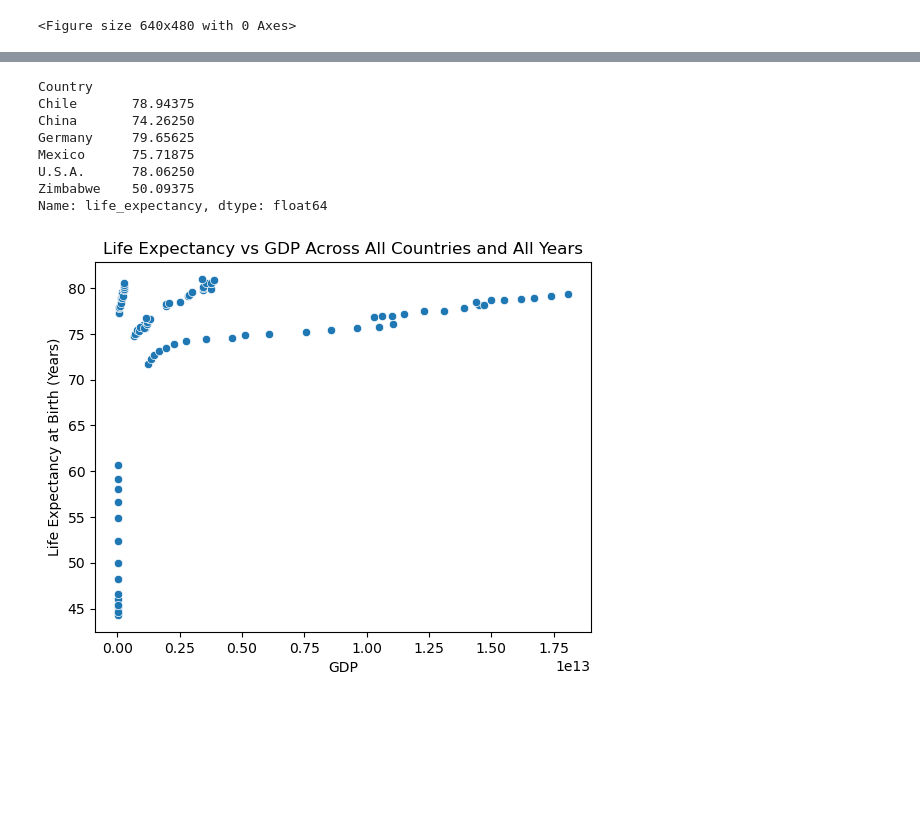
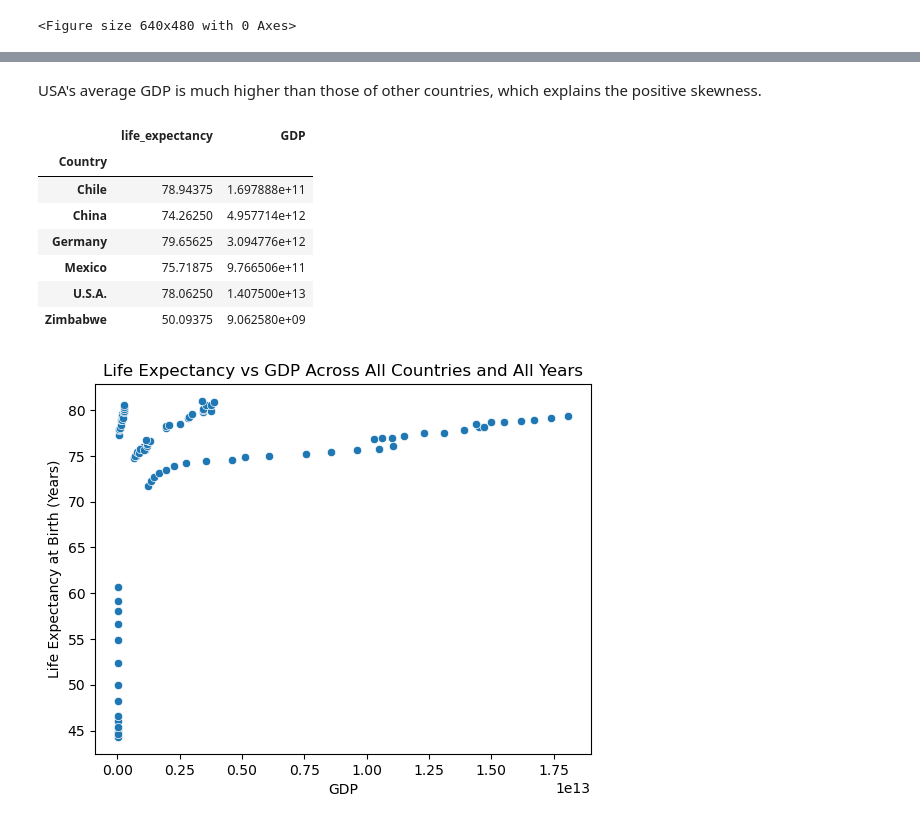
Before and after one commit to xuanzee/ds_life_expectancy, a Jupyter notebook: life_expectancy_gdp.ipynb, the cells around one changed output, grey strips where cells are left out. Saved outputs shown, nothing was run; the diff lists cells and outputs as text; code cells hidden in the pictures; blank space fills up the shorter version.

```diff
--- a/life_expectancy_gdp.ipynb
+++ b/life_expectancy_gdp.ipynb
@@ -85,13 +105,17 @@ data['Country'] = data.Country.replace(to_replace='United States of America', va
+# %% [markdown]
+USA's average GDP is much higher than those of other countries, which explains the positive skewness.
 # %%
-#Get the actual averages.
-data.groupby('Country').mean().life_expectancy
+#Get the actual averages
+#data.groupby('Country').mean().life_expectancy
+#data.groupby('Country').mean()
+data.drop(columns='Year').groupby('Country').mean()
 # %% [output]
-Country
-Chile       78.94375
-China       74.26250
-Germany     79.65625
-Mexico      75.71875
-U.S.A.      78.06250
-Zimbabwe    50.09375
-Name: life_expectancy, dtype: float64
+|  | life_expectancy | GDP |
+| Country |  |  |
+| Chile | 78.94375 | 1.697888e+11 |
+| China | 74.26250 | 4.957714e+12 |
+| Germany | 79.65625 | 3.094776e+12 |
+| Mexico | 75.71875 | 9.766506e+11 |
+| U.S.A. | 78.06250 | 1.407500e+13 |
+| Zimbabwe | 50.09375 | 9.062580e+09 |
 # %%
```
Also changed, not shown: parts of 11 cells of this notebook.
